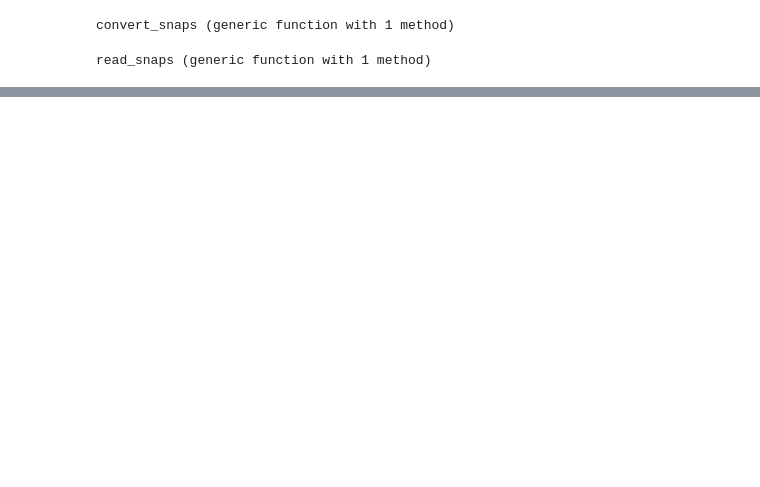
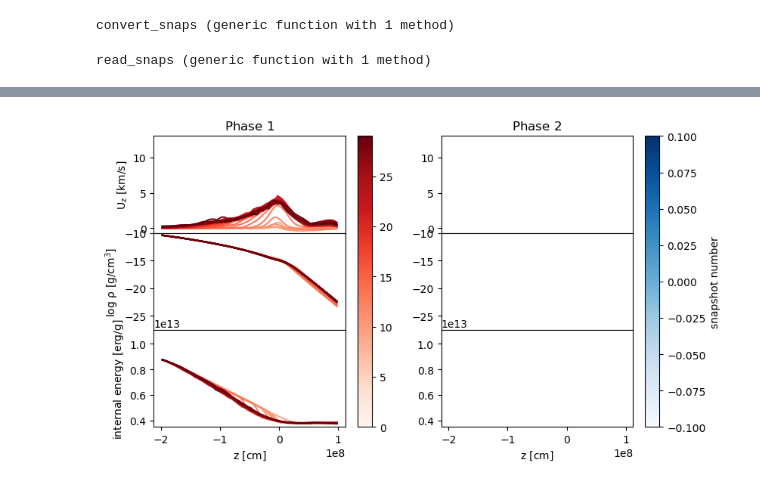
Before and after one commit to pe1995/MUST.jl, a Jupyter notebook: examples/visualize/hunt_errors.ipynb, the cells around one changed output, grey strips where cells are left out. Saved outputs shown, nothing was run; the diff lists cells and outputs as text; code cells hidden in the pictures; blank space fills up the shorter version.

```diff
--- a/examples/visualize/hunt_errors.ipynb
+++ b/examples/visualize/hunt_errors.ipynb
@@ -156,0 +161,88 @@ PyObject <matplotlib.legend.Legend object at 0x...>
+# %%
+f,ax = plt.subplots(3,2, sharex=true, figsize=(9,5))
+
+plt.subplots_adjust(hspace=0)
+
+filenames = String[]
+
+colors = pl.cm.Reds.(Vector(range(0.3,1.0; length=length(boxes))))
+sm     = plt.cm.ScalarMappable(cmap="Reds", norm=plt.Normalize(vmin=0, vmax=length(boxes)))
+plt.colorbar(sm, ax=ax[:,1])
+
+colors2 = pl.cm.Blues.(Vector(range(0.3,1.0; length=length(boxes2))))
+sm2     = plt.cm.ScalarMappable(cmap="Blues", norm=plt.Normalize(vmin=0, vmax=length(boxes2)))
+cbar = plt.colorbar(sm2, ax=ax[:,2])
+cbar.set_label("snapshot number")
+
+ax[1,2].set_ylim(-0.6736407617187501, 13.025547381103516); ax[1,1].set_ylim(-0.6736407617187501, 13.025547381103516)
+ax[2,2].set_ylim(-27.58334445953369, -9.9887113571167)   ; ax[2,1].set_ylim(-27.58334445953369, -9.9887113571167)
+ax[3,2].set_ylim(3.5e12, 1.10747040350208e13); ax[3,1].set_ylim(3.5e12, 1.10747040350208e13)
+
+ax[1,1].set_ylabel(L"\rm U_z\ [km/s]")
+ax[2,1].set_ylabel(L"\rm \log\ \rho\ [g/cm^3]")
+ax[3,1].set_ylabel(L"\rm internal\ energy\ [erg/g]")
+
+ax[3,1].set_xlabel(L"\rm z\ [cm]")
+ax[3,2].set_xlabel(L"\rm z\ [cm]")
+
+ax[1,1].set_title(L"\rm Phase\ 1")
+ax[1,2].set_title(L"\rm Phase\ 2")
+
+
+for i in 1:length(boxes)
+    v  = MUST.plane_statistic(maximum, boxes[i], :uz) .* 1e-5
+    zs = boxes[i].z[1,1,:]
+    ax[1,1].plot(zs, v, label="$(i)", color=colors[i])
+
+    v  = MUST.plane_statistic(minimum, boxes[i], :d)
+    zs = boxes[i].z[1,1,:]
+    ax[2,1].plot(zs, log.(v), label="$(i)", color=colors[i])
+
+    v  = MUST.plane_statistic(minimum, boxes[i], :ee)
+    zs = boxes[i].z[1,1,:]
+    ax[3,1].plot(zs, v, label="$(i)", color=colors[i])
+
+    append!(filenames, ["b1b2_$(i).png"])
+    f.savefig("b1b2_$(i).png")
+
+    i==1 && f.savefig("ini_snap.png")
+end
+
+#=for i in 1:length(boxes2)
+    v  = MUST.plane_statistic(maximum, boxes2[i], :uz) .* 1e-5
+    zs = boxes2[i].z[1,1,:]
+    ax[1,2].plot(zs, v, label="$(i)", color=colors2[i])
+
+    v  = MUST.plane_statistic(minimum, boxes2[i], :d)
+    zs = boxes2[i].z[1,1,:]
+    ax[2,2].plot(zs, log.(v), label="$(i)", color=colors2[i])
+
+    v  = MUST.plane_statistic(minimum, boxes2[i], :ee)
+    zs = boxes2[i].z[1,1,:]
+    ax[3,2].plot(zs, v, label="$(i)", color=colors2[i])
+
+    append!(filenames, ["b1b2_$(length(boxes)+i).png"])
+    f.savefig("b1b2_$(length(boxes)+i).png")
+end=#
+
+#=lim!(a,b) = begin
+    lima = a.get_ylim()
+    limb = b.get_ylim()
+    limm = (min(lima[1],limb[1]), max(lima[2],limb[2]))
+    a.set_ylim(limm...)
+    b.set_ylim(limm...)
+end=#
+
+#=
+lim!(ax[1,2], ax[1,1])
+lim!(ax[2,2], ax[2,1])
+lim!(ax[3,2], ax[3,1])
+
+@show ax[1,2].get_ylim()
+@show ax[2,2].get_ylim()
+@show ax[3,2].get_ylim()
+=#
+
+gif_from_pngs(filenames, "phase_summary_Squaregas.gif")
+# %% [output]
+[figure, added]
```
Also changed, not shown: parts of 17 cells of this notebook, 7 other files.
